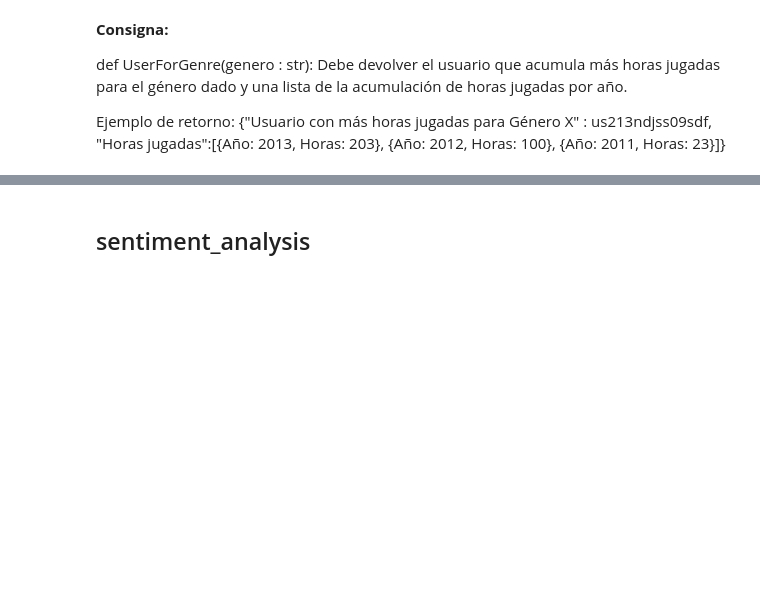
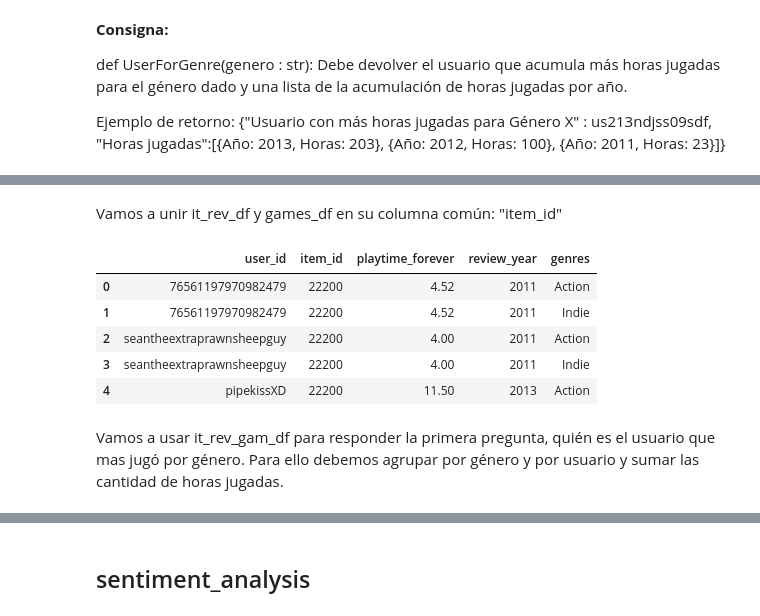
Before and after one commit to dsdrajlin/PI-MLOPs, a Jupyter notebook: API.ipynb, the cells around one changed output, grey strips where cells are left out. Saved outputs shown, nothing was run; the diff lists cells and outputs as text; code cells hidden in the pictures; blank space fills up the shorter version.

```diff
--- a/API.ipynb
+++ b/API.ipynb
@@ -234,0 +374,9 @@ Ejemplo de retorno: {"Usuario con más horas jugadas para Género X" : us213ndjs
+# %%
+# Cargar "steam_games_procesado.csv".
+games_df = pd.read_csv("./Datasets/steam_games_procesado.csv")
+games_df = games_df[["id", "genres"]]
+
+# Cambiar el nombre de la columna "id" a "item_id"
+games_df.rename(columns={"id":"item_id"}, inplace=True)
+
+games_df.head(3)
@@ -234,0 +397,3 @@ Ejemplo de retorno: {"Usuario con más horas jugadas para Género X" : us213ndjs
+# %%
+# Borramos valores nulos
+games_df.dropna(subset=["genres"], inplace=True, ignore_index=True)
@@ -234,0 +434,14 @@ Ejemplo de retorno: {"Usuario con más horas jugadas para Género X" : us213ndjs
+# %% [markdown]
+Vamos a unir it_rev_df y games_df en su columna común: "item_id"
+# %%
+it_rev_gam_df = it_rev_df.merge(games_df, on="item_id", how="inner")
+it_rev_gam_df.head()
+# %% [output]
+|  | user_id | item_id | playtime_forever | review_year | genres |
+| 0 | 76561197970982479 | 22200 | 4.52 | 2011 | Action |
+| 1 | 76561197970982479 | 22200 | 4.52 | 2011 | Indie |
+| 2 | seantheextraprawnsheepguy | 22200 | 4.00 | 2011 | Action |
+| 3 | seantheextraprawnsheepguy | 22200 | 4.00 | 2011 | Indie |
+| 4 | pipekissXD | 22200 | 11.50 | 2013 | Action |
+# %% [markdown]
+Vamos a usar it_rev_gam_df para responder la primera pregunta, quién es el usuario que mas jugó por género. Para ello debemos agrupar por género y por usuario y sumar las cantidad de horas jugadas.
```
Also changed, not shown: parts of 41 cells of this notebook, 4 other files.
